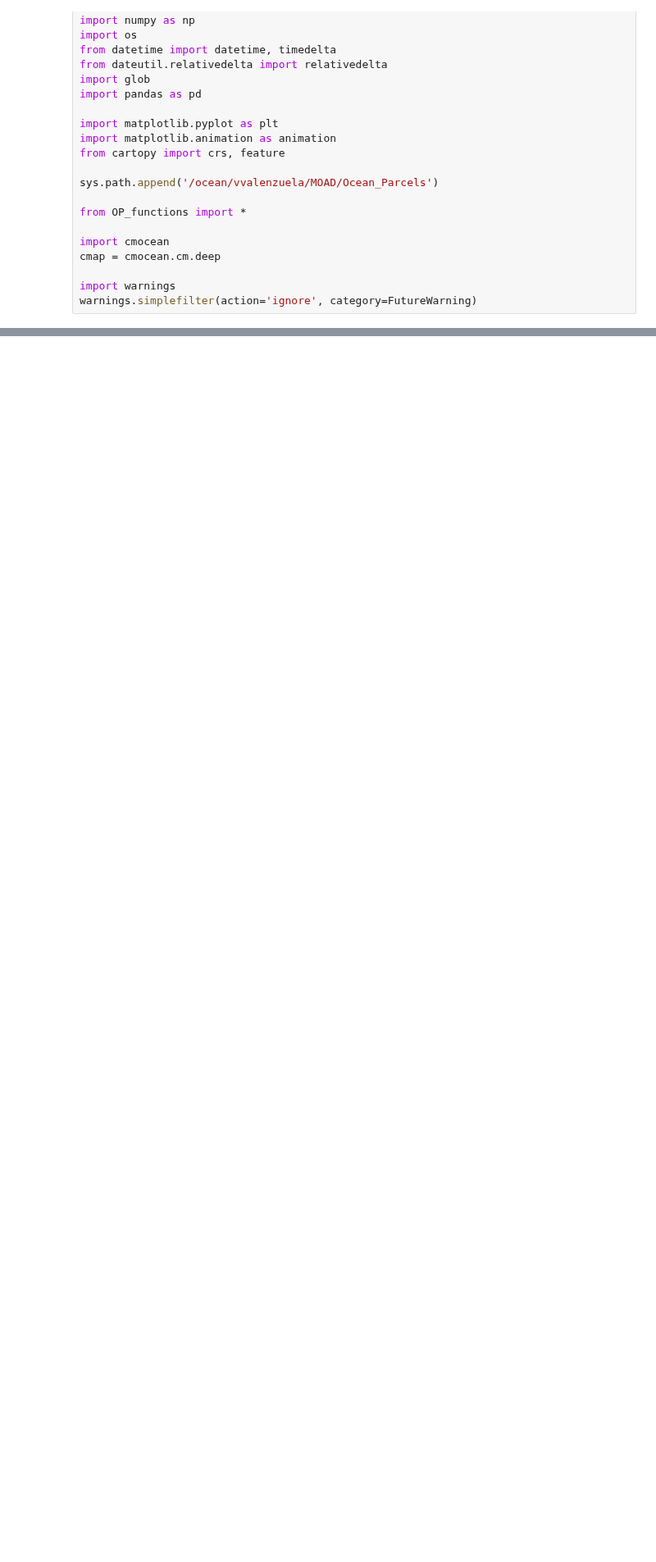
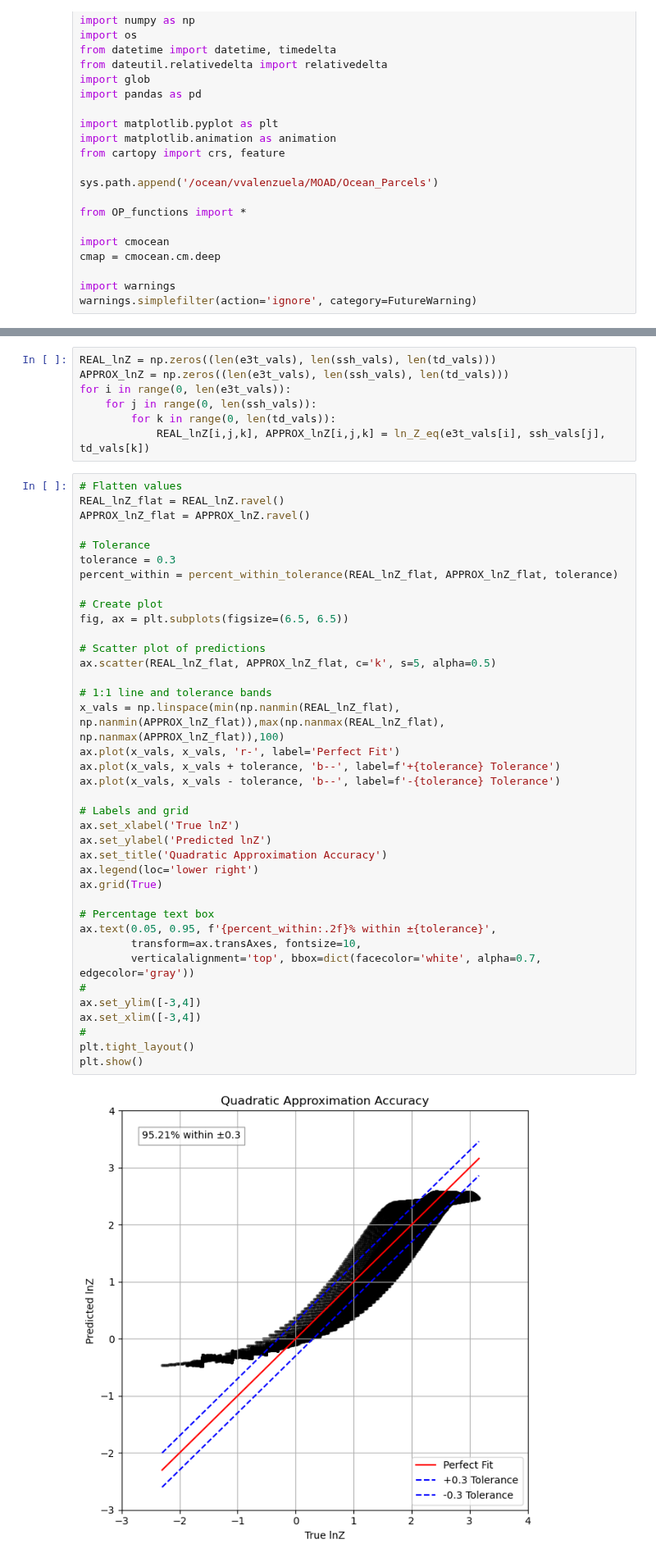
Before and after one commit to SalishSeaCast/analysis-vicente, a Jupyter notebook: Ocean_Parcels/drafts/PBDE_runs/test_params/log_and_ssh.ipynb, the cells around one changed output, grey strips where cells are left out. Shown at 82% size. Drawn from its saved outputs; the diff is of its cells as text; blank space fills up the shorter version.

```diff
--- a/Ocean_Parcels/drafts/PBDE_runs/test_params/log_and_ssh.ipynb
+++ b/Ocean_Parcels/drafts/PBDE_runs/test_params/log_and_ssh.ipynb
@@ -58,0 +243,47 @@ SSH, UV_H = np.meshgrid(ssh,uv_h)
+# %%
+REAL_lnZ = np.zeros((len(e3t_vals), len(ssh_vals), len(td_vals)))
+APPROX_lnZ = np.zeros((len(e3t_vals), len(ssh_vals), len(td_vals)))
+for i in range(0, len(e3t_vals)):
+    for j in range(0, len(ssh_vals)):
+        for k in range(0, len(td_vals)):
+            REAL_lnZ[i,j,k], APPROX_lnZ[i,j,k] = ln_Z_eq(e3t_vals[i], ssh_vals[j], td_vals[k])
+# %%
+# Flatten values
+REAL_lnZ_flat = REAL_lnZ.ravel()
+APPROX_lnZ_flat = APPROX_lnZ.ravel()
+
+# Tolerance
+tolerance = 0.3
+percent_within = percent_within_tolerance(REAL_lnZ_flat, APPROX_lnZ_flat, tolerance)
+
+# Create plot
+fig, ax = plt.subplots(figsize=(6.5, 6.5))
+
+# Scatter plot of predictions
+ax.scatter(REAL_lnZ_flat, APPROX_lnZ_flat, c='k', s=5, alpha=0.5)
+
+# 1:1 line and tolerance bands
+x_vals = np.linspace(min(np.nanmin(REAL_lnZ_flat), np.nanmin(APPROX_lnZ_flat)),max(np.nanmax(REAL_lnZ_flat), np.nanmax(APPROX_lnZ_flat)),100)
+ax.plot(x_vals, x_vals, 'r-', label='Perfect Fit')
+ax.plot(x_vals, x_vals + tolerance, 'b--', label=f'+{tolerance} Tolerance')
+ax.plot(x_vals, x_vals - tolerance, 'b--', label=f'-{tolerance} Tolerance')
+
+# Labels and grid
+ax.set_xlabel('True lnZ')
+ax.set_ylabel('Predicted lnZ')
+ax.set_title('Quadratic Approximation Accuracy')
+ax.legend(loc='lower right')
+ax.grid(True)
+
+# Percentage text box
+ax.text(0.05, 0.95, f'{percent_within:.2f}% within ±{tolerance}',
+        transform=ax.transAxes, fontsize=10,
+        verticalalignment='top', bbox=dict(facecolor='white', alpha=0.7, edgecolor='gray'))
+#
+ax.set_ylim([-3,4])
+ax.set_xlim([-3,4])
+#
+plt.tight_layout()
+plt.show()
+# %% [output]
+[figure, added]
```
Also changed, not shown: parts of 44 cells of this notebook, 7 other files.
